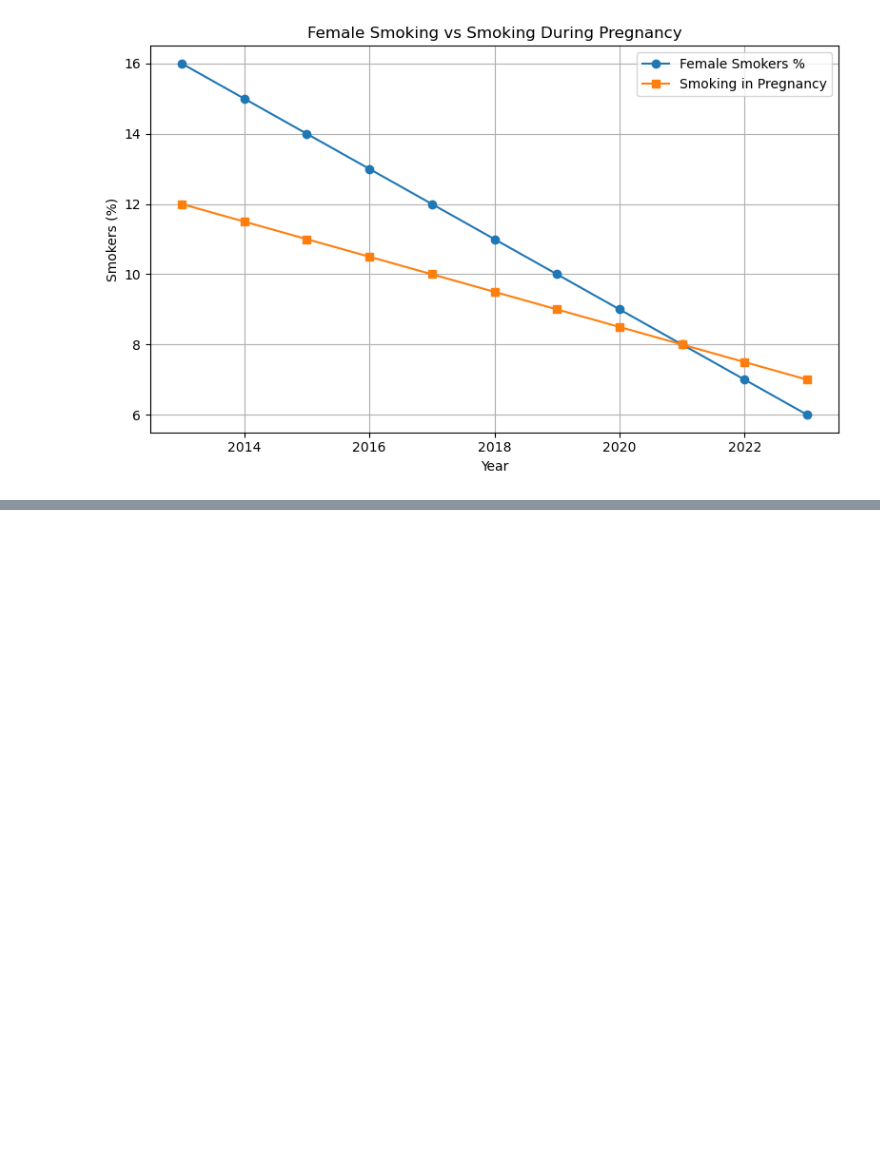
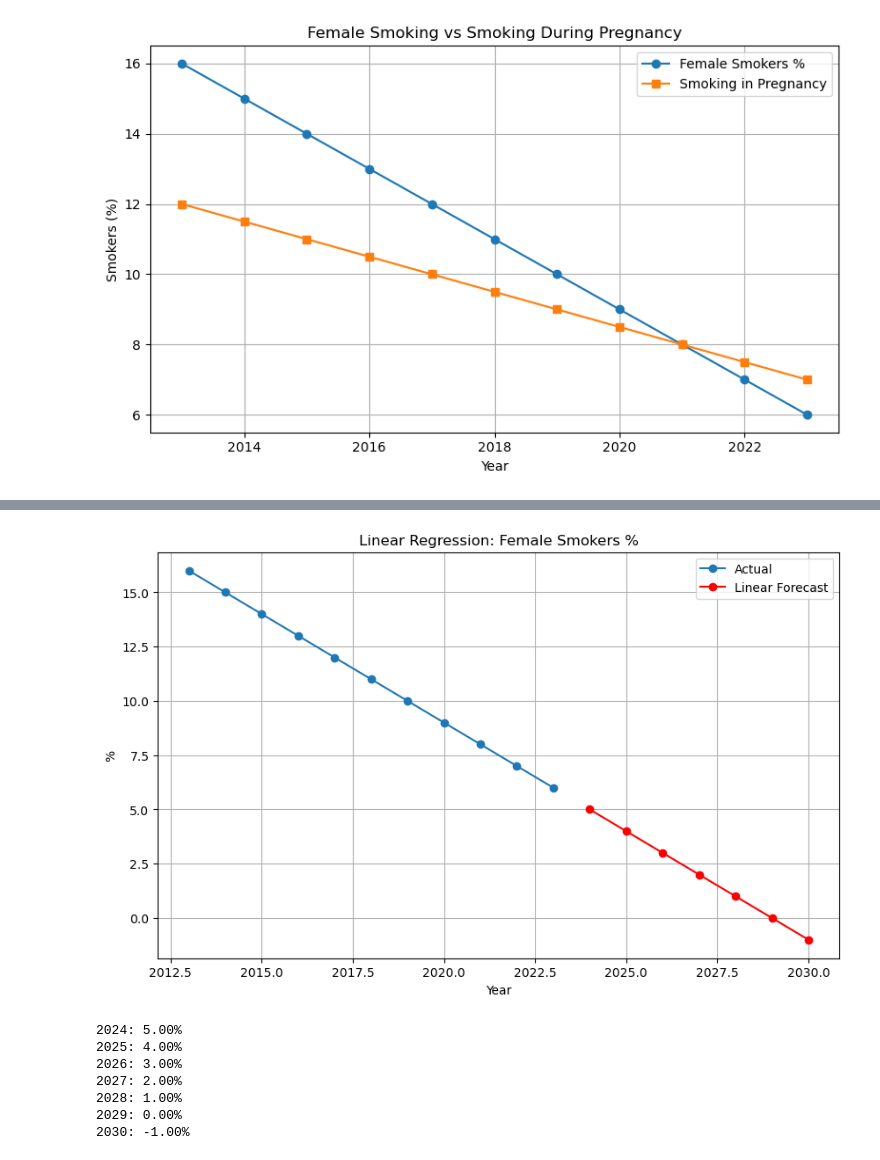
Before and after one commit to Leeyush/cigarette-usage-uk-2013-2023, a Jupyter notebook: UKCigaretteUse.ipynb, the cells around one changed output, grey strips where cells are left out. Drawn from its saved outputs; the diff is of its cells as text; code cells hidden in the pictures; blank space fills up the shorter version.

```diff
--- a/UKCigaretteUse.ipynb
+++ b/UKCigaretteUse.ipynb
@@ -125,0 +171,39 @@ plt.show()
+# %%
+# Make sure your 'Year' column is datetime
+df["Year"] = pd.to_datetime(df["Year"], format="%Y")
+df.set_index("Year", inplace=True)
+# %%
+# Linear Regression for Female Smokers %
+X = df.index.year.values.reshape(-1, 1)
+y = df["Female_Smokers_%"].values
+
+model_lr = LinearRegression()
+model_lr.fit(X, y)
+
+# Forecast from 2024 to 2030
+future_years = np.arange(2024, 2031).reshape(-1, 1)
+predictions_lr = model_lr.predict(future_years)
+
+# Plot
+plt.figure(figsize=(10,6))
+plt.plot(X, y, label="Actual", marker='o')
+plt.plot(future_years, predictions_lr, label="Linear Forecast", color='red', marker='o')
+plt.title("Linear Regression: Female Smokers %")
+plt.xlabel("Year")
+plt.ylabel("%")
+plt.legend()
+plt.grid(True)
+plt.show()
+
+# Print Forecast
+for yr, pred in zip(future_years.ravel(), predictions_lr):
+    print(f"{yr}: {pred:.2f}%")
+# %% [output]
+[figure, added]
+2024: 5.00%
+2025: 4.00%
+2026: 3.00%
+2027: 2.00%
+2028: 1.00%
+2029: 0.00%
+2030: -1.00%
```
Also changed, not shown: parts of 6 cells of this notebook.
